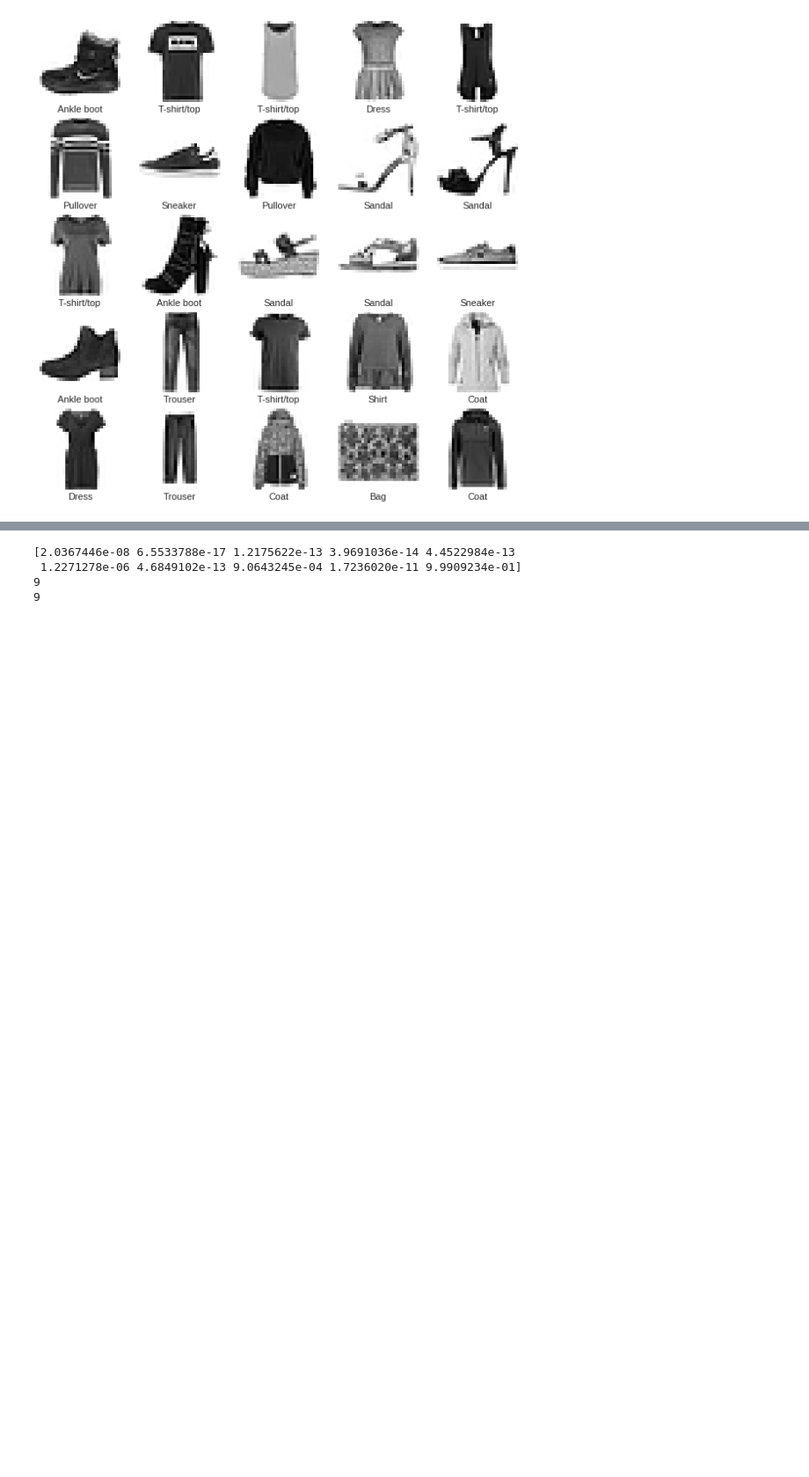
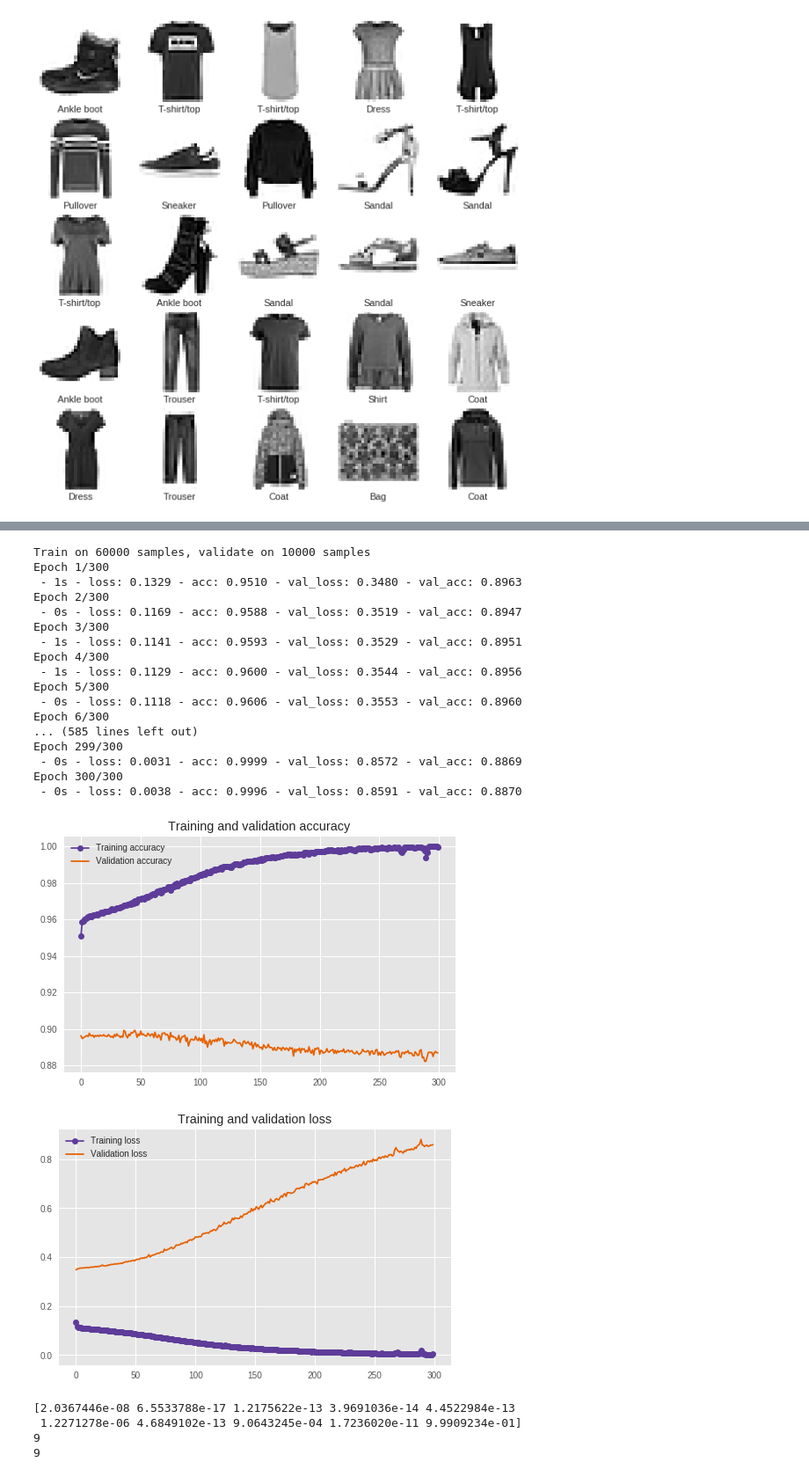
Before and after one commit to jaymahapatra/IST-719-Week-9-Machine-Learning-II, a Jupyter notebook: Lab_9_Keras.ipynb, the cells around one changed output, grey strips where cells are left out. Shown at 88% size. Cells and saved outputs as stored; diff of their text form; code cells hidden in the pictures; blank space fills up the shorter version.

```diff
--- a/Lab_9_Keras.ipynb
+++ b/Lab_9_Keras.ipynb
@@ -100,3 +128,50 @@ Test accuracy: 0.8878
+# %%
+# FIT THE MODEL
+
+history  = model.fit(train_images, train_labels, validation_data=(test_images, test_labels), epochs=300, batch_size=1000, verbose=2)
+
+
+def plot_train_curve(history):
+    colors = ['#e66101','#fdb863','#b2abd2','#5e3c99']
+    accuracy = history.history['acc']
+    val_accuracy = history.history['val_acc']
+    loss = history.history['loss']
+    val_loss = history.history['val_loss']
+    epochs = range(len(accuracy))
+    with plt.style.context("ggplot"):
+        plt.figure(figsize=(8, 8/1.618))
+        plt.plot(epochs, accuracy, marker='o', c=colors[3], label='Training accuracy')
+        plt.plot(epochs, val_accuracy, c=colors[0], label='Validation accuracy')
+        plt.title('Training and validation accuracy')
+        plt.legend()
+        plt.figure(figsize=(8, 8/1.618))
+        plt.plot(epochs, loss, marker='o', c=colors[3], label='Training loss')
+        plt.plot(epochs, val_loss, c=colors[0], label='Validation loss')
+        plt.title('Training and validation loss')
+        plt.legend()
+        plt.show()
+
+plot_train_curve(history)
+# %% [output]
+Train on 60000 samples, validate on 10000 samples
+Epoch 1/300
+ - 1s - loss: 0.1329 - acc: 0.9510 - val_loss: 0.3480 - val_acc: 0.8963
+Epoch 2/300
+ - 0s - loss: 0.1169 - acc: 0.9588 - val_loss: 0.3519 - val_acc: 0.8947
+Epoch 3/300
+ - 1s - loss: 0.1141 - acc: 0.9593 - val_loss: 0.3529 - val_acc: 0.8951
+Epoch 4/300
+ - 1s - loss: 0.1129 - acc: 0.9600 - val_loss: 0.3544 - val_acc: 0.8956
+Epoch 5/300
+ - 0s - loss: 0.1118 - acc: 0.9606 - val_loss: 0.3553 - val_acc: 0.8960
+Epoch 6/300
+... (585 lines left out)
+Epoch 299/300
+ - 0s - loss: 0.0031 - acc: 0.9999 - val_loss: 0.8572 - val_acc: 0.8869
+Epoch 300/300
+ - 0s - loss: 0.0038 - acc: 0.9996 - val_loss: 0.8591 - val_acc: 0.8870
+[figure, added]
+[figure, added]
 # %%
 ##Make predictions in the test set/Look ata ccuracy across variables/ look at which variable had the highest prediction rate
 predictions = model.predict(test_images)
```
Also changed, not shown: parts of 7 cells of this notebook.
